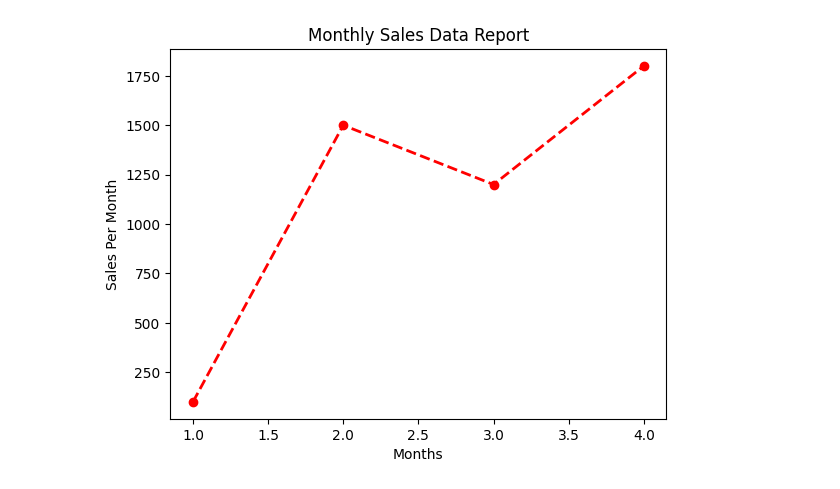
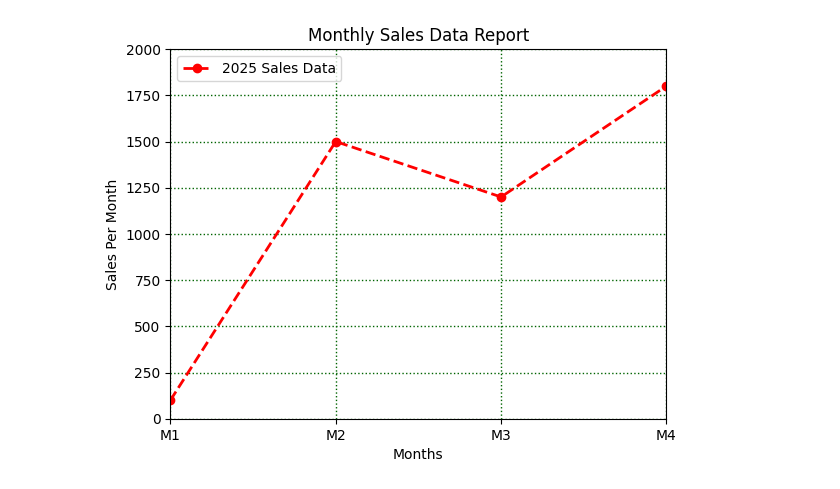
Before and after one commit to ChinmayBhattt/Machine-Learning-Playground, a Jupyter notebook: Matplotlib/plotfunction.ipynb, the cells around one changed output. Cells and saved outputs as stored; diff of their text form; code cells hidden in the pictures.

```diff
--- a/Matplotlib/plotfunction.ipynb
+++ b/Matplotlib/plotfunction.ipynb
@@ -5,11 +5,18 @@ import matplotlib.pyplot as plt
 # %%
 months = [1,2,3,4]
 sales = [100,1500,1200,1800]
 
 plt.plot(months,sales, color='red', linestyle='--', linewidth = 2, marker = 'o', label = '2025 Sales Data')
 plt.xlabel('Months')
 plt.ylabel('Sales Per Month')
 plt.title('Monthly Sales Data Report')
+# plt.legend()
+plt.legend(loc = 'upper left') #upper left -> top left corner
+plt.grid(color = 'darkgreen', linestyle = ':', linewidth = 1)
+plt.xlim(1, 4)
+plt.ylim(0, 2000)
+plt.xticks([1,2,3,4], ['M1','M2','M3','M4'])
 plt.show()
+plt.close()
 # %% [output]
-[figure, old version]
+[figure, new version]
```
Also changed, not shown: 1 other file.
